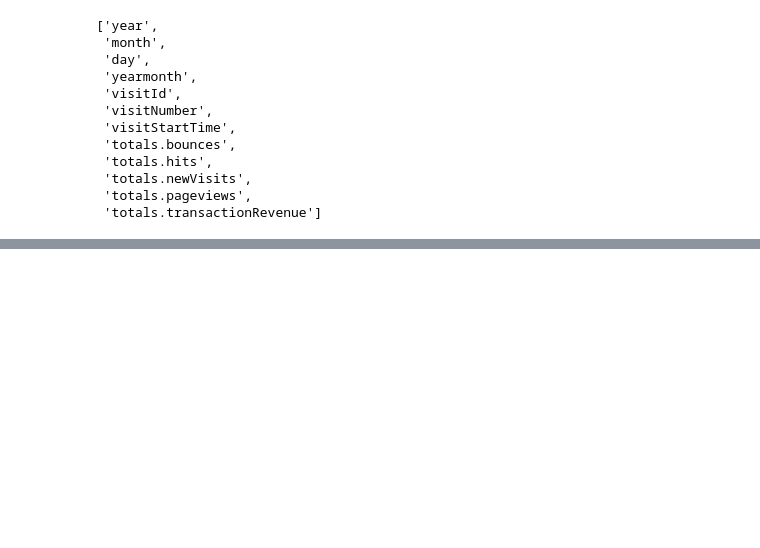
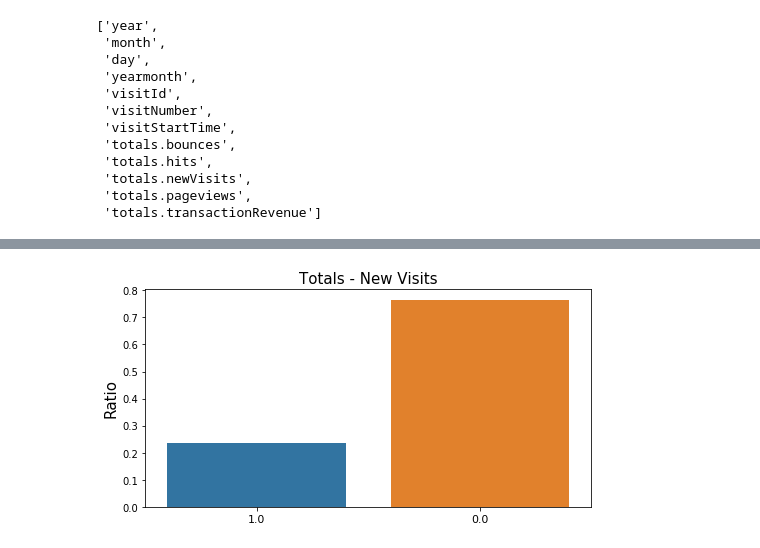
Before and after one commit to thunderbait/CM3203-C1615525, a Jupyter notebook: Code/3-exploratory-data-analysis.ipynb, the cells around one changed output, grey strips where cells are left out. Cells and saved outputs as stored; diff of their text form; code cells hidden in the pictures; blank space fills up the shorter version.

```diff
--- a/Code/3-exploratory-data-analysis.ipynb
+++ b/Code/3-exploratory-data-analysis.ipynb
@@ -328,0 +346,4 @@ train_df.select_dtypes(include=['float64', 'int32', 'int64']).columns.tolist()
+# %%
+plot_categorical(data=train_df, col='totals.newVisits', size=[8 ,4], xlabel_angle=0, title='Totals - New Visits')
+# %% [output]
+[figure, added]
```
Also changed, not shown: parts of 13 cells of this notebook.
